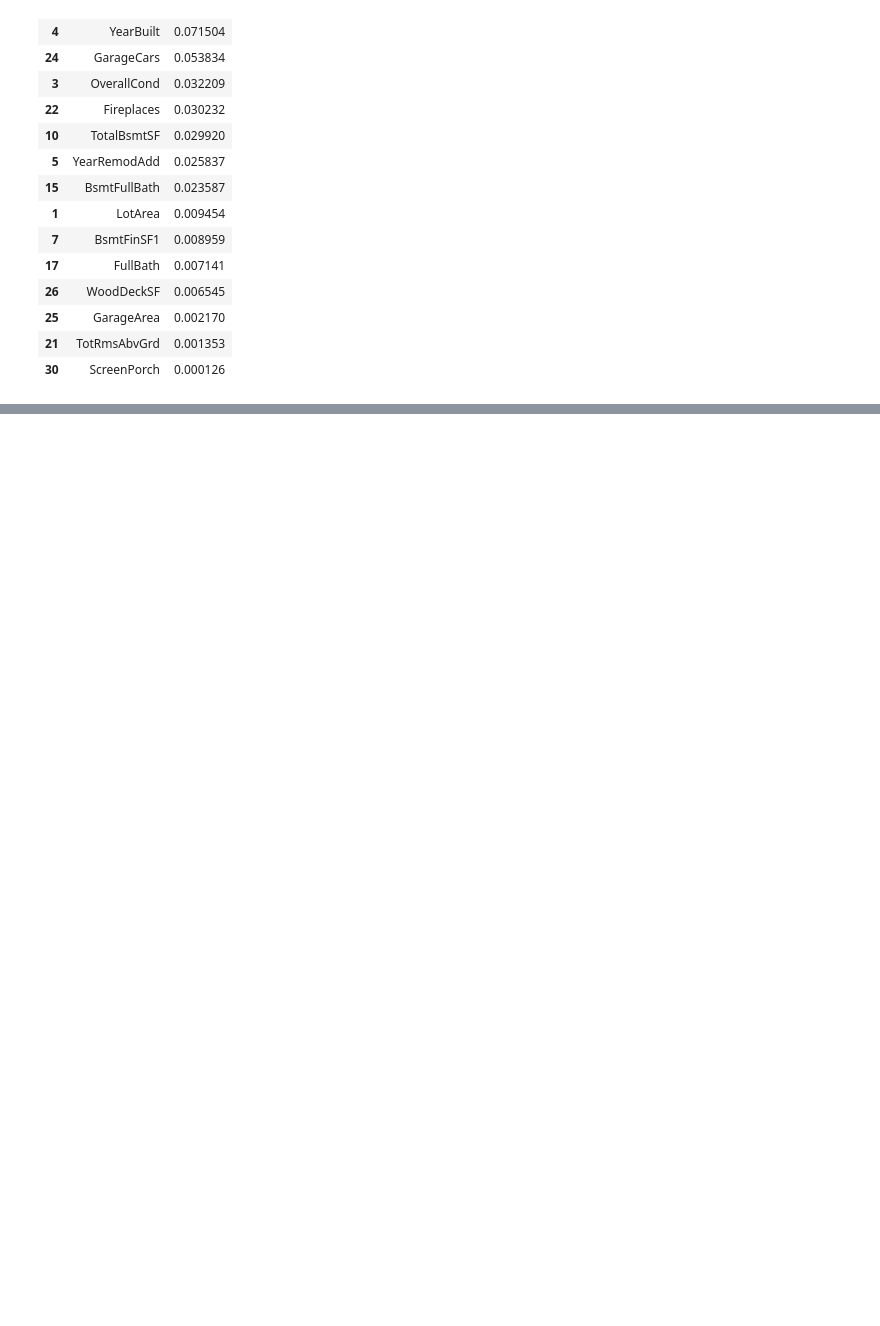
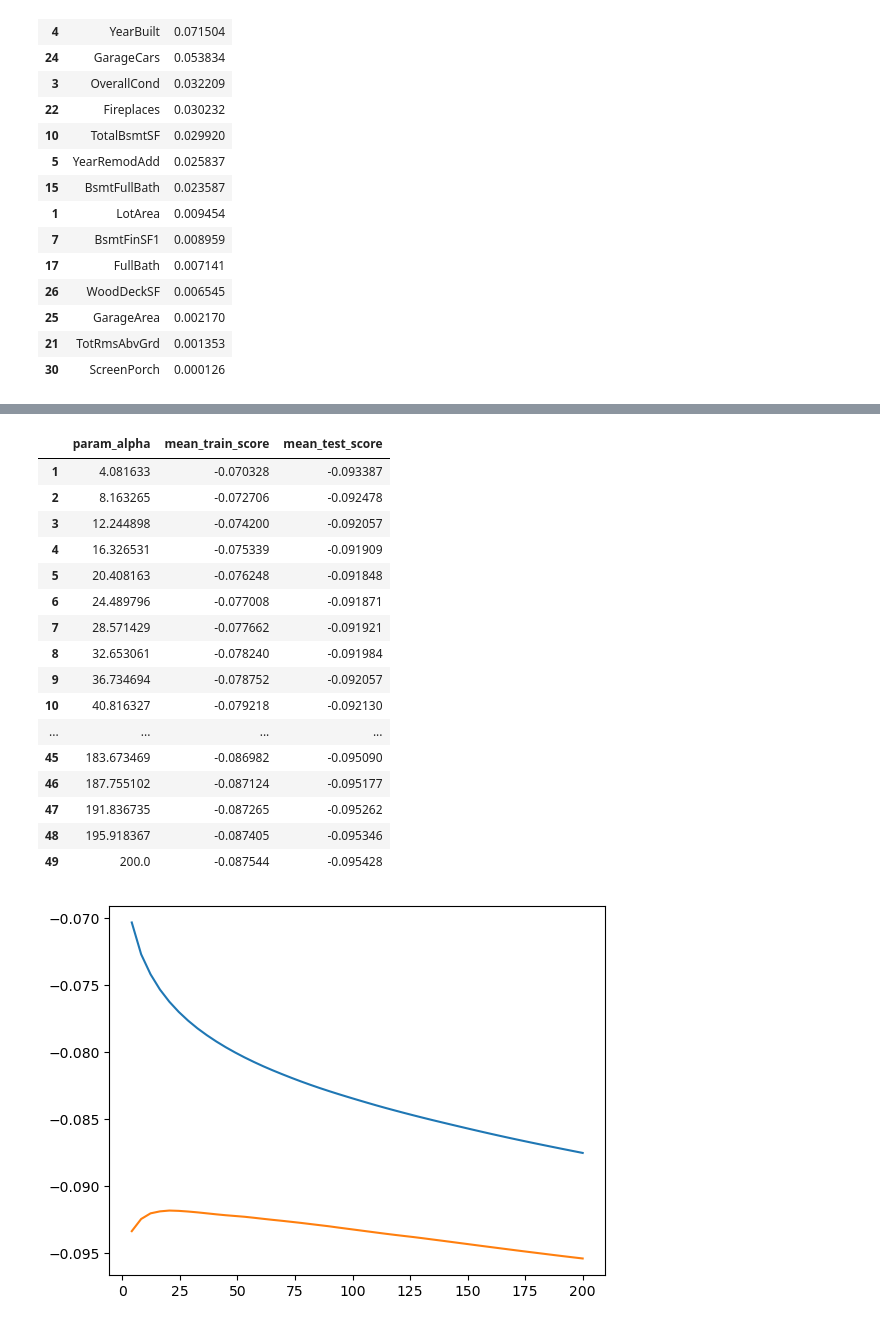
Before and after one commit to ncjanardhan-outlook/ncjpersonal, a Jupyter notebook: Advanced Regression Assignment/Advanced Regression Assignment Soln.ipynb, the cells around one changed output, grey strips where cells are left out. Cells and saved outputs as stored; diff of their text form; code cells hidden in the pictures; blank space fills up the shorter version.

Commit message:
ridge

```diff
--- a/Advanced Regression Assignment/Advanced Regression Assignment Soln.ipynb
+++ b/Advanced Regression Assignment/Advanced Regression Assignment Soln.ipynb
@@ -533,0 +536,14 @@ finalLassoCoefficients[finalLassoCoefficients['coef'] > 0].sort_values(by="coef"
+# %%
+ridge_params = {'alpha': np.linspace(0, 200, num=50)}
+# %%
+ridge = Ridge()
+
+# cross validation
+folds = 5
+ridge_model_cv = GridSearchCV(estimator = ridge,
+                        param_grid = ridge_params,
+                        scoring= 'neg_mean_absolute_error',
+                        cv = folds,
+                        return_train_score=True,
+                        verbose = 1)
+ridge_model_cv.fit(X_train, y_train)
@@ -533,0 +568,3 @@ finalLassoCoefficients[finalLassoCoefficients['coef'] > 0].sort_values(by="coef"
+# %%
+cv_results = pd.DataFrame(ridge_model_cv.cv_results_)
+cv_results[['param_alpha','mean_train_score','mean_test_score']].sort_values(by='mean_test_score', ascending=False)
@@ -533,0 +589,27 @@ finalLassoCoefficients[finalLassoCoefficients['coef'] > 0].sort_values(by="coef"
+# %%
+results = cv_results[cv_results['param_alpha'] > 0][['param_alpha','mean_train_score','mean_test_score']]
+
+display(results)
+
+plt.plot(results['param_alpha'], results['mean_train_score'])
+plt.plot(results['param_alpha'], results['mean_test_score'])
+plt.show()
+# %% [output]
+|  | param_alpha | mean_train_score | mean_test_score |
+| 1 | 4.081633 | -0.070328 | -0.093387 |
+| 2 | 8.163265 | -0.072706 | -0.092478 |
+| 3 | 12.244898 | -0.074200 | -0.092057 |
+| 4 | 16.326531 | -0.075339 | -0.091909 |
+| 5 | 20.408163 | -0.076248 | -0.091848 |
+| 6 | 24.489796 | -0.077008 | -0.091871 |
+| 7 | 28.571429 | -0.077662 | -0.091921 |
+| 8 | 32.653061 | -0.078240 | -0.091984 |
+| 9 | 36.734694 | -0.078752 | -0.092057 |
+| 10 | 40.816327 | -0.079218 | -0.092130 |
+| ... | ... | ... | ... |
+| 45 | 183.673469 | -0.086982 | -0.095090 |
+| 46 | 187.755102 | -0.087124 | -0.095177 |
+| 47 | 191.836735 | -0.087265 | -0.095262 |
+| 48 | 195.918367 | -0.087405 | -0.095346 |
+| 49 | 200.0 | -0.087544 | -0.095428 |
+[figure, added]
```
Also changed, not shown: parts of 3 cells of this notebook.
